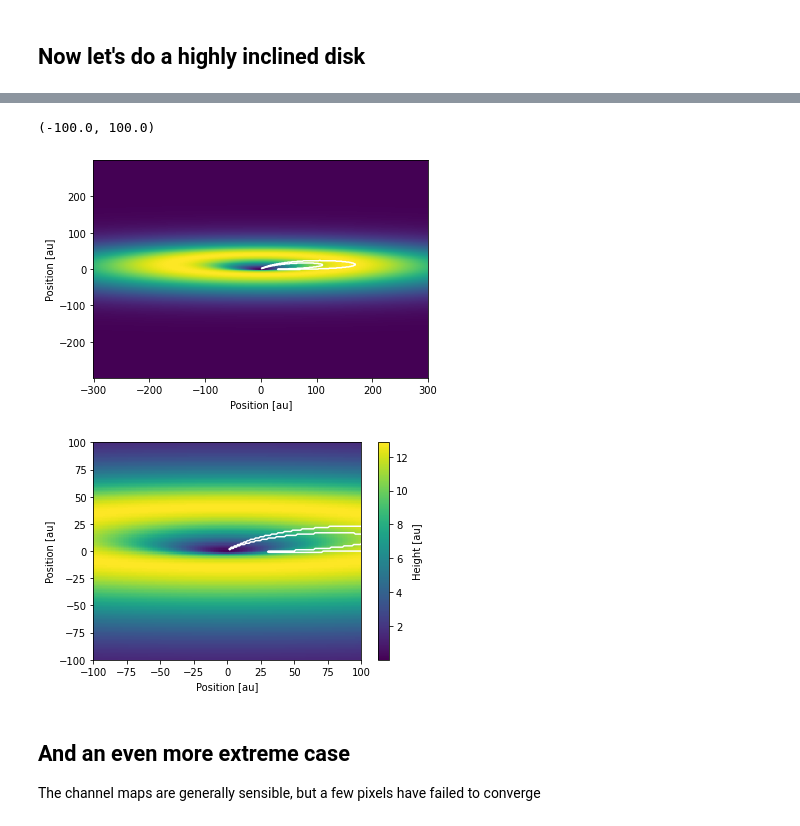
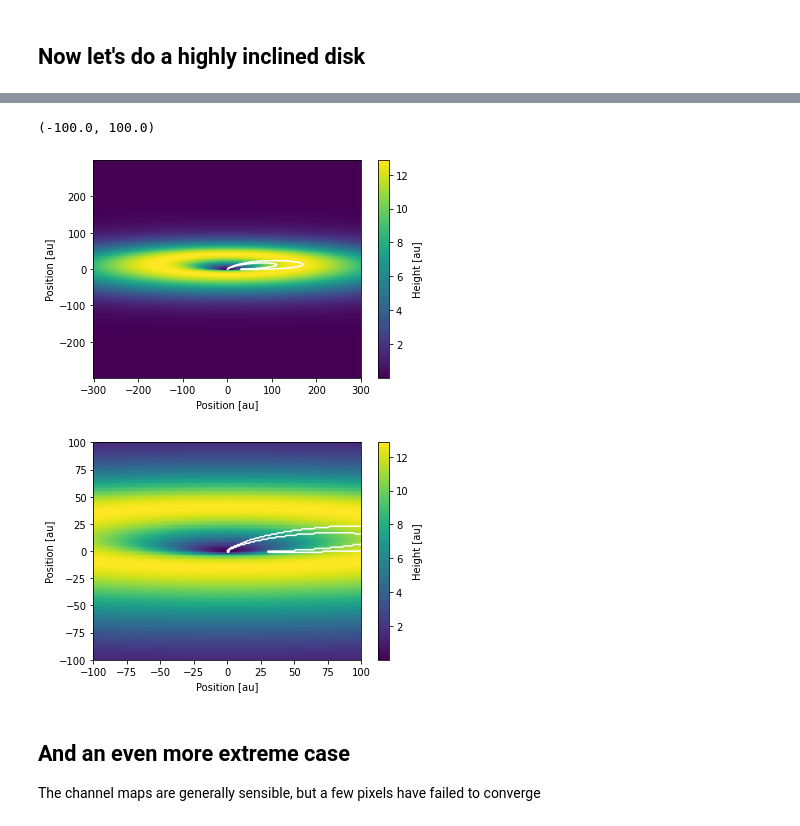
Before and after one commit to rbooth200/channel-maps, a Jupyter notebook: LineEmissionModel.ipynb, the cells around one changed output, grey strips where cells are left out. Cells and saved outputs as stored; diff of their text form; code cells hidden in the pictures.

```diff
--- a/LineEmissionModel.ipynb
+++ b/LineEmissionModel.ipynb
@@ -484,23 +437,23 @@ None
 # %%
 plt.figure()
 plt.pcolormesh(x, y, em2.surface_height_map().T)
+plt.colorbar(label ='Height [au]')
 plt.contour(x, y, mask2_f.T, [0.5], colors='1')
-plt.colorbar(m, label ='Height [au]')
 plt.xlabel('Position [au]')
 plt.ylabel('Position [au]')
 
 plt.figure()
 plt.pcolormesh(x, y, em2.surface_height_map().T)
 plt.colorbar(label ='Height [au]')
 plt.contour(x, y, mask2_f.T, [0.5], colors='1')
 
 plt.xlabel('Position [au]')
 plt.ylabel('Position [au]')
 plt.xlim(-100, 100)
 plt.ylim(-100, 100)
 # %% [output]
 (-100.0, 100.0)
-[figure, old version]
+[figure, new version]
 [figure]
 # %% [markdown]
 ## And an even more extreme case
```
Also changed, not shown: parts of 13 cells of this notebook, 1 other file.
